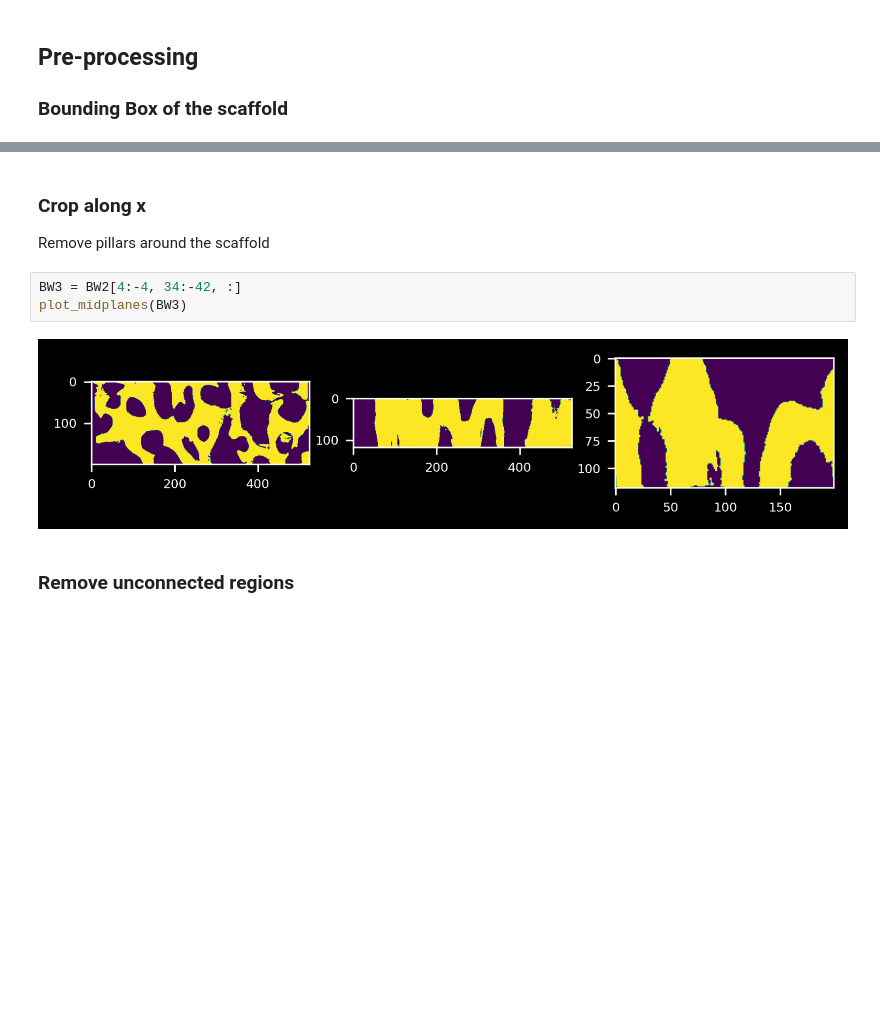
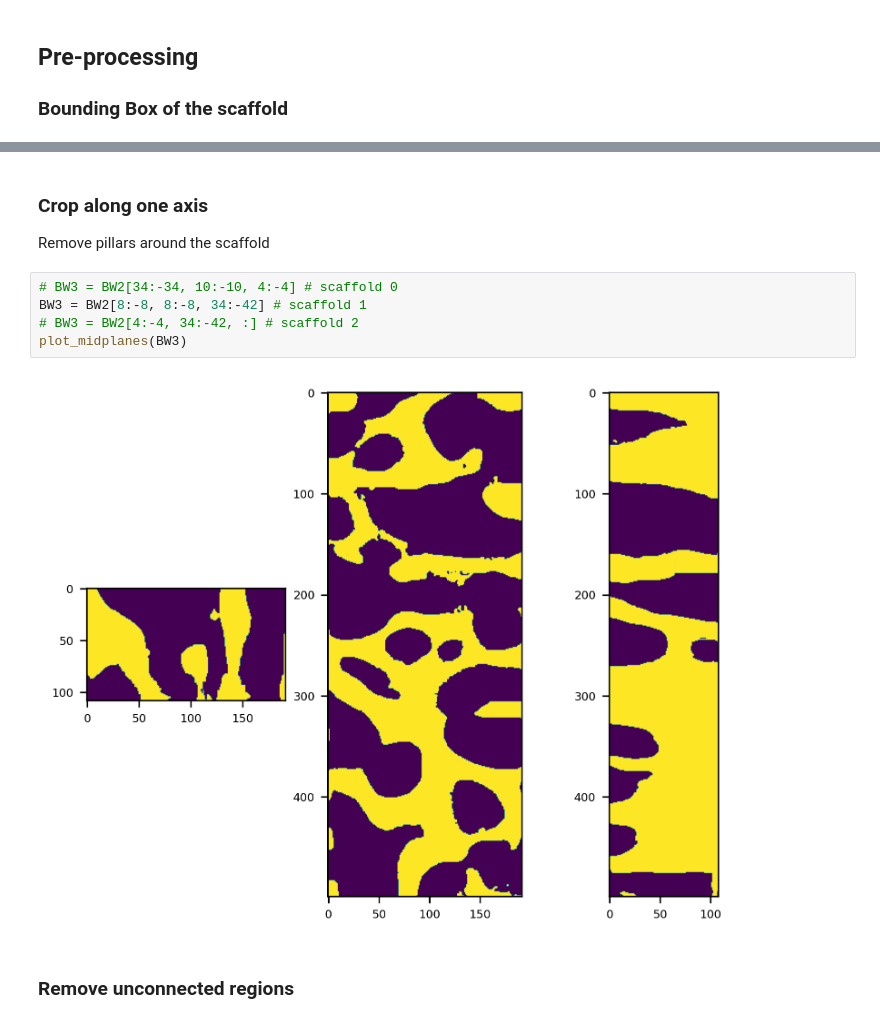
Before and after one commit to gianthk/pyfabric, a Jupyter notebook: notebooks/supertrab_scaffold_trabecular_histomorph.ipynb, the cells around one changed output, grey strips where cells are left out. Cells and saved outputs as stored; diff of their text form; blank space fills up the shorter version.

```diff
--- a/notebooks/supertrab_scaffold_trabecular_histomorph.ipynb
+++ b/notebooks/supertrab_scaffold_trabecular_histomorph.ipynb
@@ -92,11 +92,13 @@ plot_midplanes(BW2)
 # %% [markdown]
-### Crop along x
+### Crop along one axis
 Remove pillars around the scaffold
-# %%
-BW3 = BW2[4:-4, 34:-42, :]
-plot_midplanes(BW3)
-# %% [output]
-[figure, removed]
+# %%
+# BW3 = BW2[34:-34, 10:-10, 4:-4] # scaffold 0
+BW3 = BW2[8:-8, 8:-8, 34:-42] # scaffold 1
+# BW3 = BW2[4:-4, 34:-42, :] # scaffold 2
+plot_midplanes(BW3)
+# %% [output]
+[figure, added]
 # %% [markdown]
 ### Remove unconnected regions
 # %%
```
Also changed, not shown: parts of 8 cells of this notebook.
